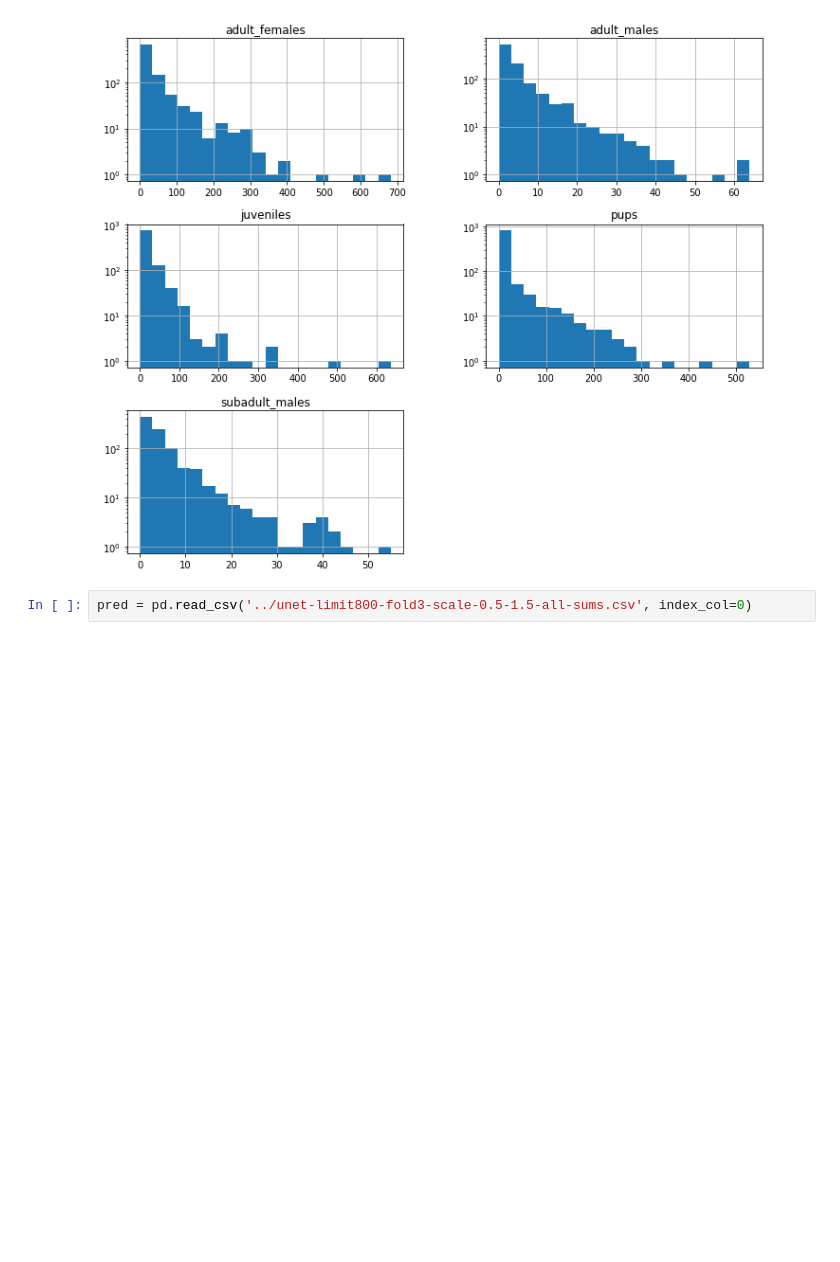
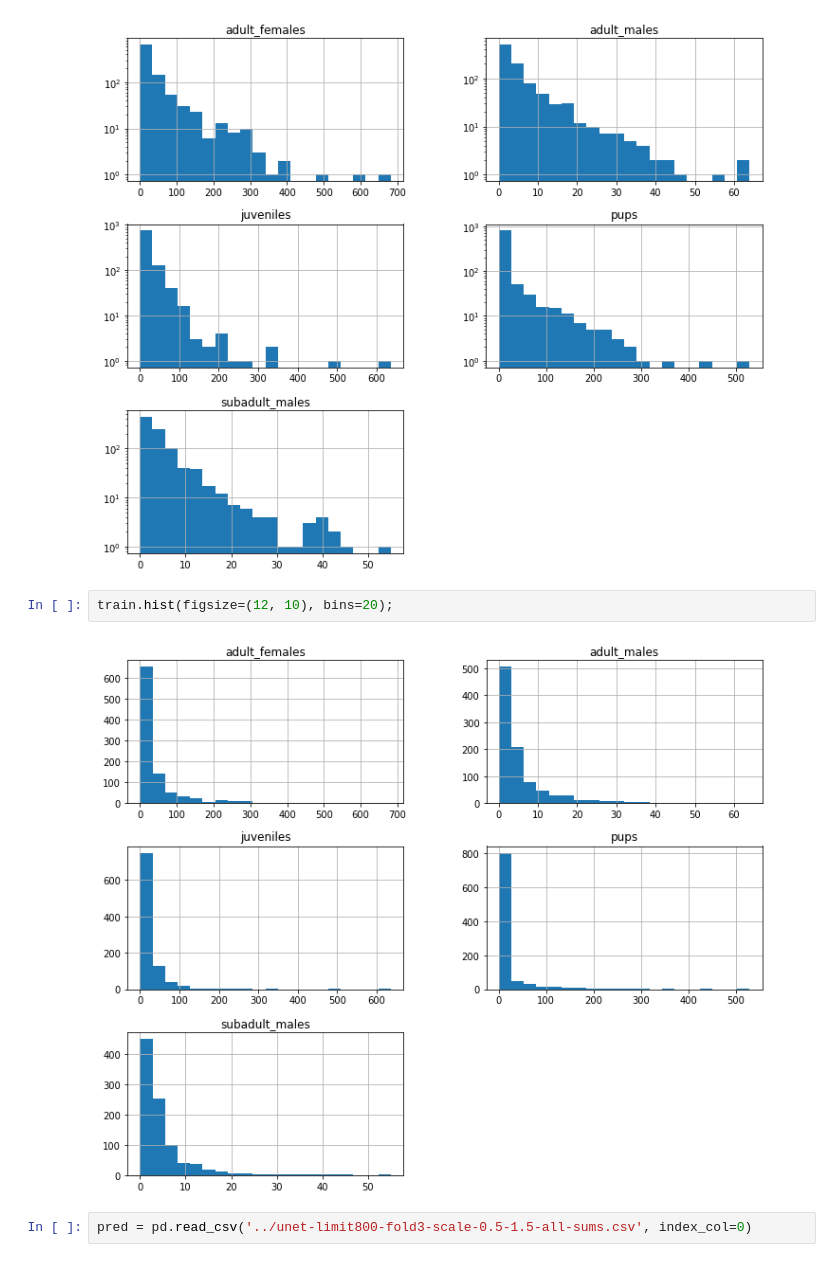
Before and after one commit to lopuhin/kaggle-lions-2017, a Jupyter notebook: notebooks/Class counts.ipynb, the cells around one changed output. Cells and saved outputs as stored; diff of their text form; blank space fills up the shorter version.

```diff
--- a/notebooks/Class counts.ipynb
+++ b/notebooks/Class counts.ipynb
@@ -18,6 +18,10 @@ train[:5]
 train.hist(figsize=(12, 10), bins=20, log=True);
 # %% [output]
 [figure]
+# %%
+train.hist(figsize=(12, 10), bins=20);
+# %% [output]
+[figure, added]
 # %%
 pred = pd.read_csv('../unet-limit800-fold3-scale-0.5-1.5-all-sums.csv', index_col=0)
 # %%
```
Also changed, not shown: parts of 3 cells of this notebook, 6 other files.
